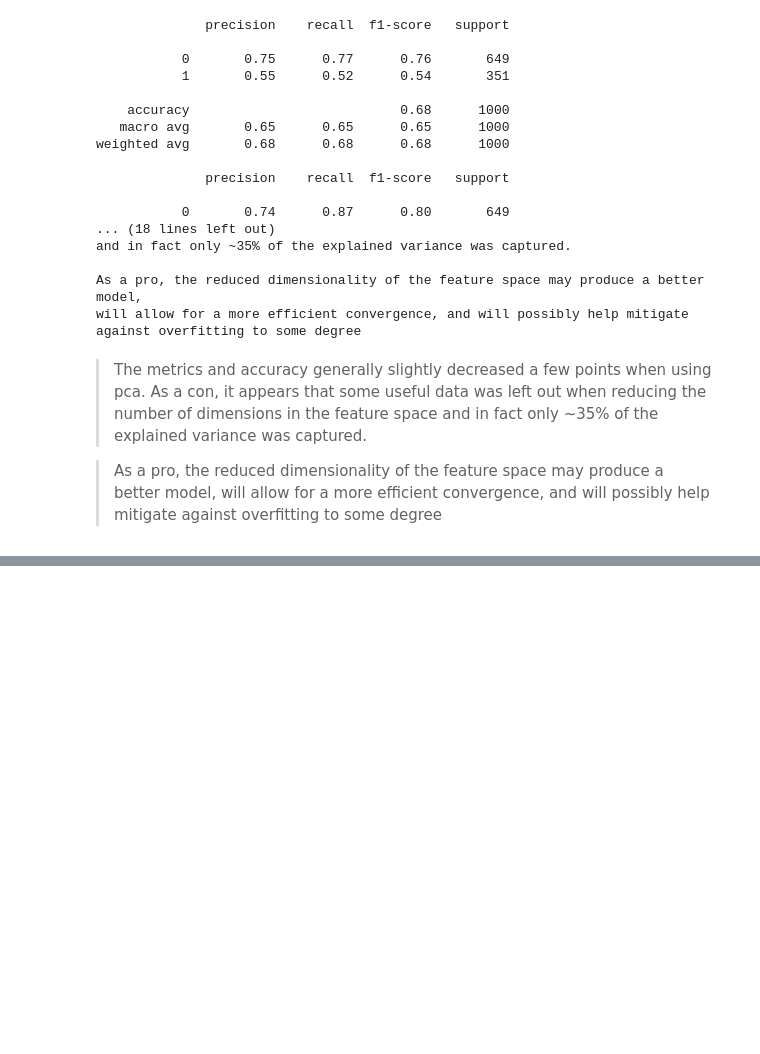
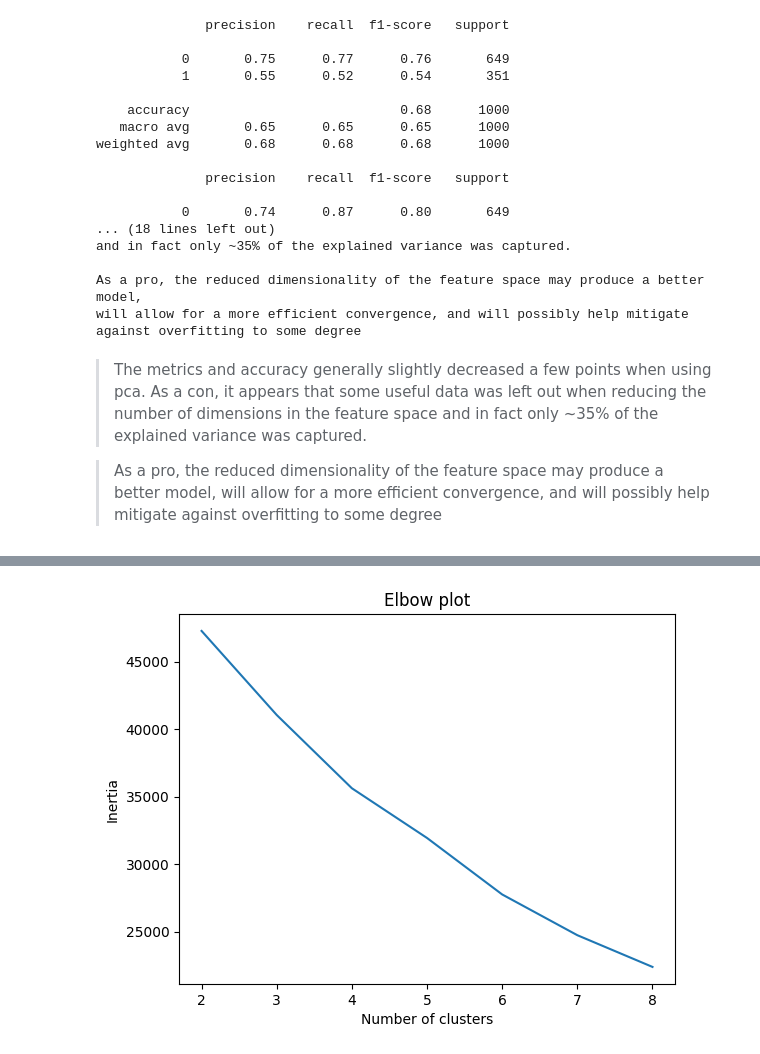
Before and after one commit to MonuSingh16/pca-kmeans-dbscan-products, a Jupyter notebook: nb/pca-kmeans-products.ipynb, the cells around one changed output, grey strips where cells are left out. Drawn from its saved outputs; the diff is of its cells as text; code cells hidden in the pictures; blank space fills up the shorter version.

```diff
--- a/nb/pca-kmeans-products.ipynb
+++ b/nb/pca-kmeans-products.ipynb
@@ -202,0 +211,20 @@ will allow for a more efficient convergence, and will possibly help mitigate aga
+# %%
+# Imports
+from sklearn.cluster import KMeans
+
+def visualize_elbow(X, ks):
+    fig, ax = plt.subplots()
+    inertia = []
+    for k in ks:
+        km = KMeans(n_clusters=k, random_state=10).fit(X)
+        inertia.append(km.inertia_)
+    plt.plot(ks, inertia)
+    plt.xticks(ks)
+    plt.xlabel('Number of clusters')
+    plt.ylabel('Inertia')
+    plt.title('Elbow plot')
+
+k = range(2, 9)
+visualize_elbow(X_reduced_with_scaling, k)
+# %% [output]
+[figure, added]
```
Also changed, not shown: parts of 25 cells of this notebook, 1 other file.
